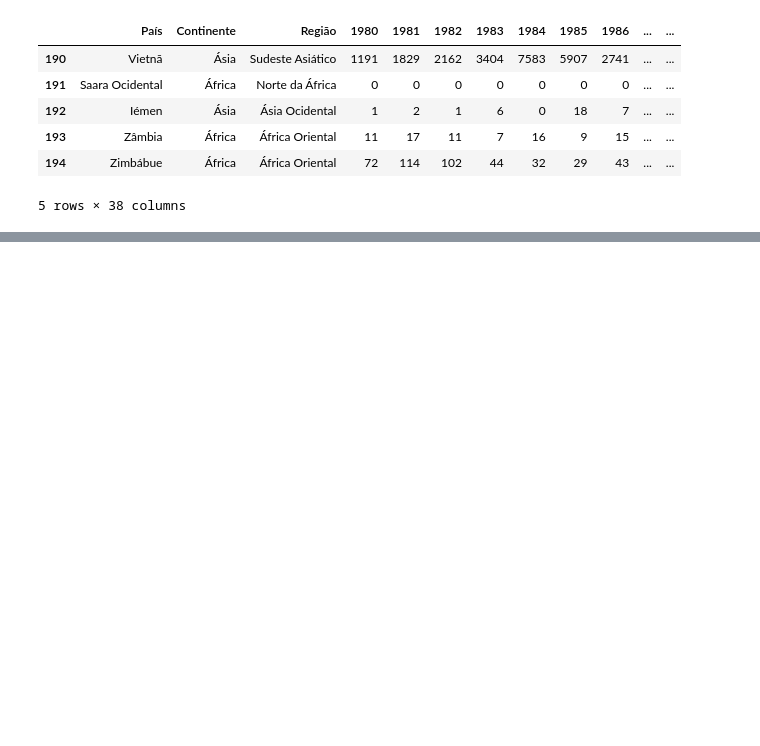
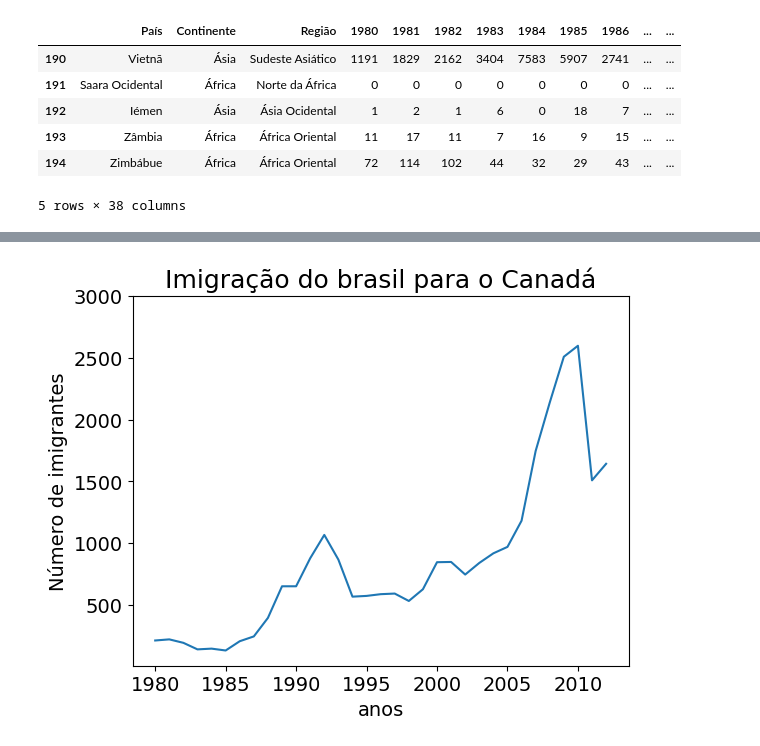
Before and after one commit to Murilosxv/ATIV.-IABD, a Jupyter notebook: aula04.ipynb, the cells around one changed output, grey strips where cells are left out. Drawn from its saved outputs; the diff is of its cells as text; code cells hidden in the pictures; blank space fills up the shorter version.

```diff
--- a/aula04.ipynb
+++ b/aula04.ipynb
@@ -15,0 +46,3 @@ dados.tail()
+# %%
+dados.set_index(['País'], inplace=True) #Seta a coluna pais como index
+anos = list(map(str,range(1980,2013))) # transforma os anos em string ultilizado função map
@@ -15,0 +61,2 @@ dados.tail()
+# %%
+brasil = dados.loc['Brasil',anos] #filtro para pegar os dados somentee do brasil
@@ -15,0 +83,7 @@ dados.tail()
+# %%
+brasil_dic ={
+    'ano' : brasil.index.tolist(), # pega os anos
+    'imigrantes' : brasil.values.tolist() # pega a quantidade de imigrantes
+}
+# %%
+df_brasil = pd.DataFrame(brasil_dic) # criando o dataframe
@@ -15,0 +99,10 @@ dados.tail()
+# %%
+plt.plot(df_brasil['ano'],df_brasil['imigrantes'])
+plt.xticks (['1980','1985','1990','1995','2000','2005','2010'],fontsize=14)
+plt.yticks ([500,1000,1500,2000,2500,3000],fontsize=14)
+plt.xlabel ("anos",fontsize=14)
+plt.title('Imigração do brasil para o Canadá', fontsize=18)
+plt.ylabel ("Número de imigrantes",fontsize=14)
+plt.show()
+# %% [output]
+[figure, added]
```
Also changed, not shown: parts of 5 cells of this notebook.
